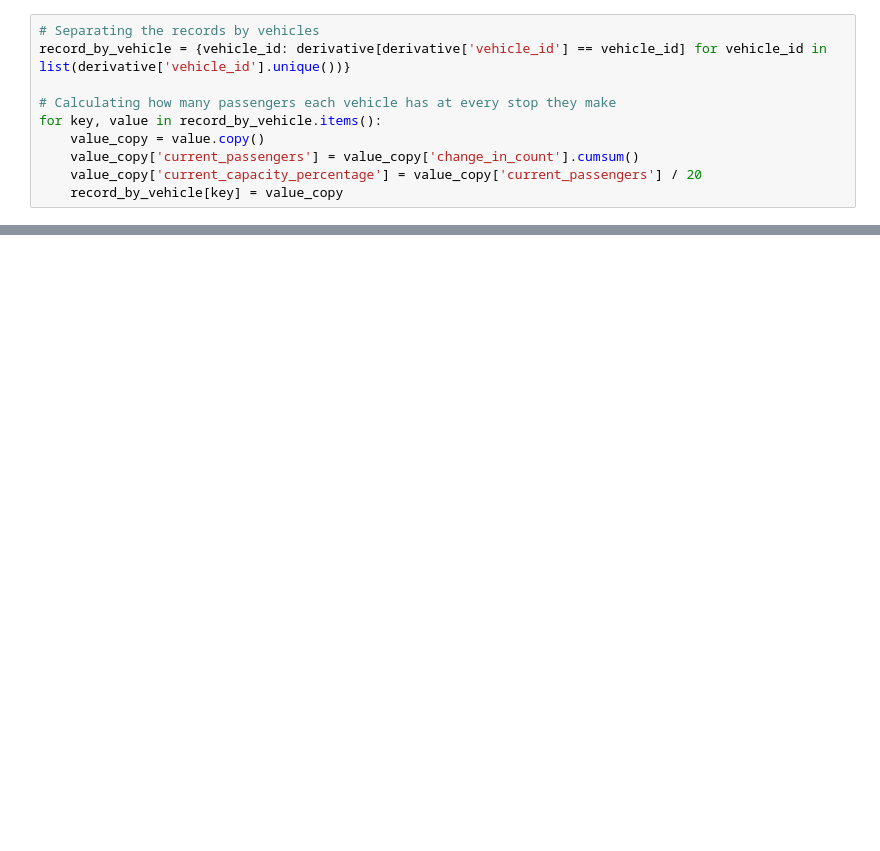
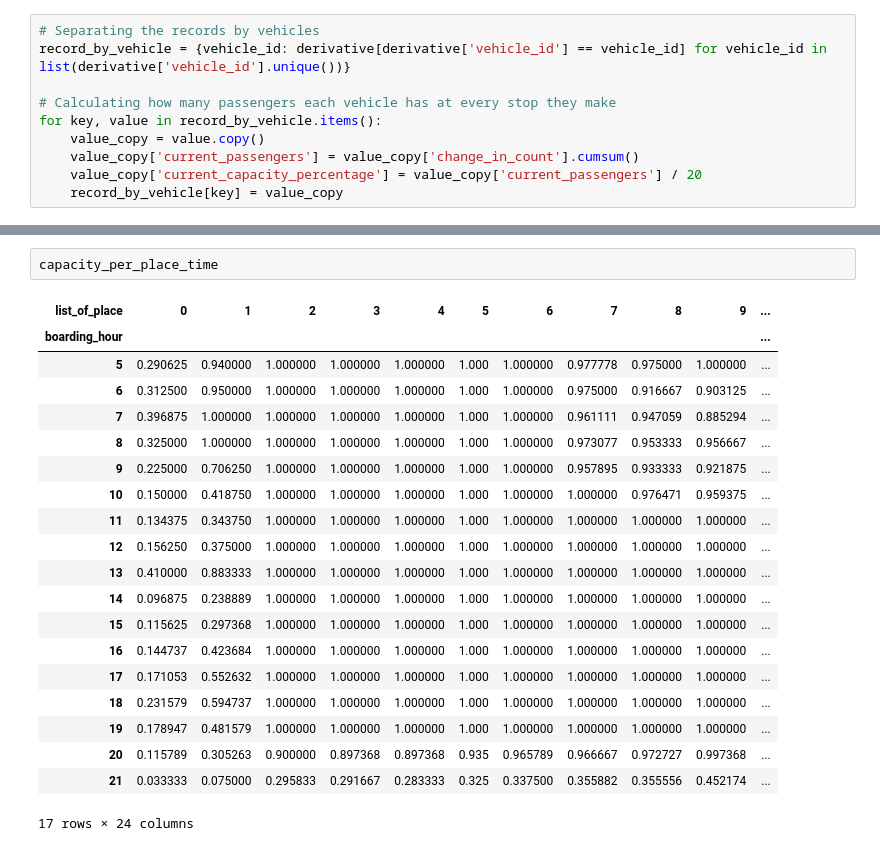
Before and after one commit to JLGAfrica/Python_Projects, a Jupyter notebook: Samples/2_Efficient_Transportation_v2.ipynb, the cells around one changed output, grey strips where cells are left out. Drawn from its saved outputs; the diff is of its cells as text; blank space fills up the shorter version.

```diff
--- a/Samples/2_Efficient_Transportation_v2.ipynb
+++ b/Samples/2_Efficient_Transportation_v2.ipynb
@@ -501,0 +582,23 @@ record_by_vehicle[0]
+# %%
+capacity_per_place_time
+# %% [output]
+| list_of_place | 0 | 1 | 2 | 3 | 4 | 5 | 6 | 7 | 8 | 9 | ... |
+| boarding_hour |  |  |  |  |  |  |  |  |  |  | ... |
+| 5 | 0.290625 | 0.940000 | 1.000000 | 1.000000 | 1.000000 | 1.000 | 1.000000 | 0.977778 | 0.975000 | 1.000000 | ... |
+| 6 | 0.312500 | 0.950000 | 1.000000 | 1.000000 | 1.000000 | 1.000 | 1.000000 | 0.975000 | 0.916667 | 0.903125 | ... |
+| 7 | 0.396875 | 1.000000 | 1.000000 | 1.000000 | 1.000000 | 1.000 | 1.000000 | 0.961111 | 0.947059 | 0.885294 | ... |
+| 8 | 0.325000 | 1.000000 | 1.000000 | 1.000000 | 1.000000 | 1.000 | 1.000000 | 0.973077 | 0.953333 | 0.956667 | ... |
+| 9 | 0.225000 | 0.706250 | 1.000000 | 1.000000 | 1.000000 | 1.000 | 1.000000 | 0.957895 | 0.933333 | 0.921875 | ... |
+| 10 | 0.150000 | 0.418750 | 1.000000 | 1.000000 | 1.000000 | 1.000 | 1.000000 | 1.000000 | 0.976471 | 0.959375 | ... |
+| 11 | 0.134375 | 0.343750 | 1.000000 | 1.000000 | 1.000000 | 1.000 | 1.000000 | 1.000000 | 1.000000 | 1.000000 | ... |
+| 12 | 0.156250 | 0.375000 | 1.000000 | 1.000000 | 1.000000 | 1.000 | 1.000000 | 1.000000 | 1.000000 | 1.000000 | ... |
+| 13 | 0.410000 | 0.883333 | 1.000000 | 1.000000 | 1.000000 | 1.000 | 1.000000 | 1.000000 | 1.000000 | 1.000000 | ... |
+| 14 | 0.096875 | 0.238889 | 1.000000 | 1.000000 | 1.000000 | 1.000 | 1.000000 | 1.000000 | 1.000000 | 1.000000 | ... |
+| 15 | 0.115625 | 0.297368 | 1.000000 | 1.000000 | 1.000000 | 1.000 | 1.000000 | 1.000000 | 1.000000 | 1.000000 | ... |
+| 16 | 0.144737 | 0.423684 | 1.000000 | 1.000000 | 1.000000 | 1.000 | 1.000000 | 1.000000 | 1.000000 | 1.000000 | ... |
+| 17 | 0.171053 | 0.552632 | 1.000000 | 1.000000 | 1.000000 | 1.000 | 1.000000 | 1.000000 | 1.000000 | 1.000000 | ... |
+| 18 | 0.231579 | 0.594737 | 1.000000 | 1.000000 | 1.000000 | 1.000 | 1.000000 | 1.000000 | 1.000000 | 1.000000 | ... |
+| 19 | 0.178947 | 0.481579 | 1.000000 | 1.000000 | 1.000000 | 1.000 | 1.000000 | 1.000000 | 1.000000 | 1.000000 | ... |
+| 20 | 0.115789 | 0.305263 | 0.900000 | 0.897368 | 0.897368 | 0.935 | 0.965789 | 0.966667 | 0.972727 | 0.997368 | ... |
+| 21 | 0.033333 | 0.075000 | 0.295833 | 0.291667 | 0.283333 | 0.325 | 0.337500 | 0.355882 | 0.355556 | 0.452174 | ... |
+17 rows × 24 columns
```
Also changed, not shown: parts of 20 cells of this notebook, 2 other files.
